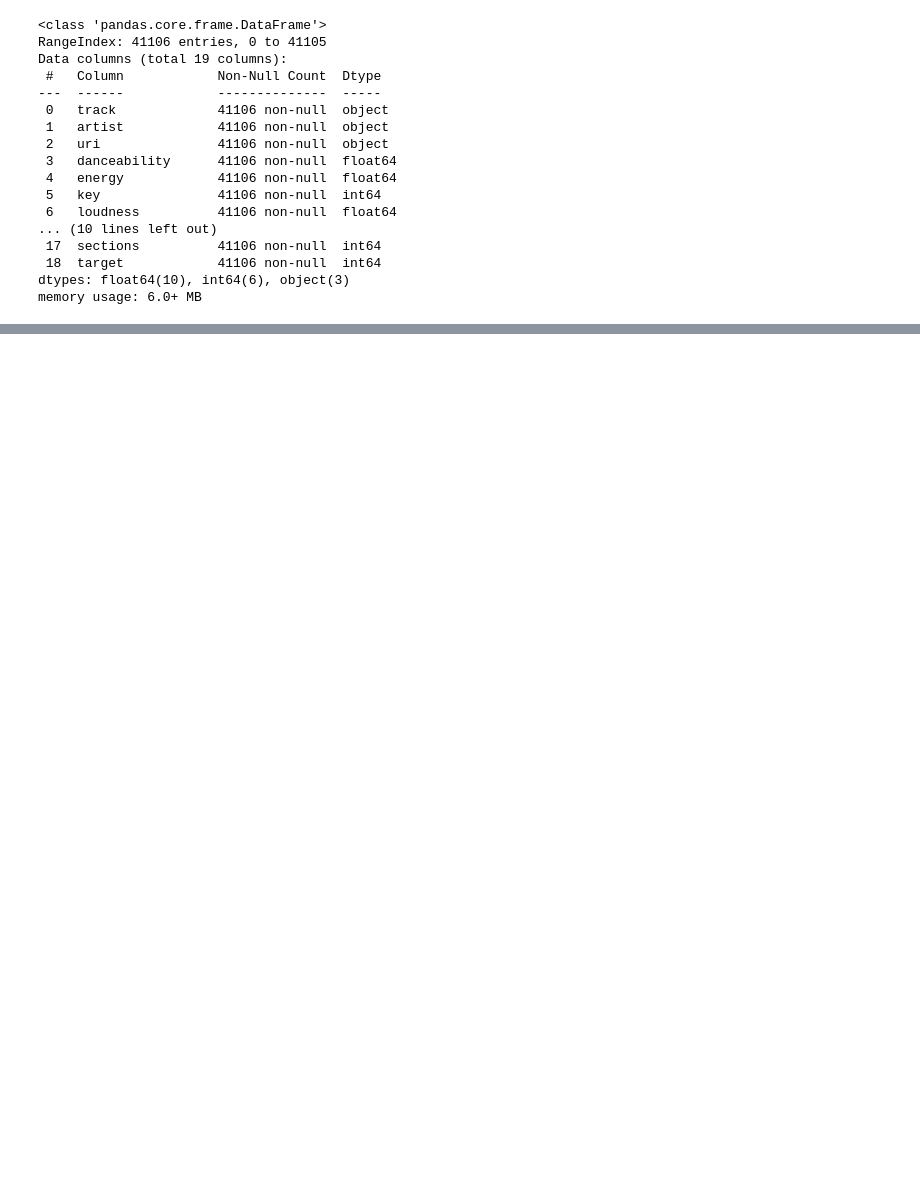
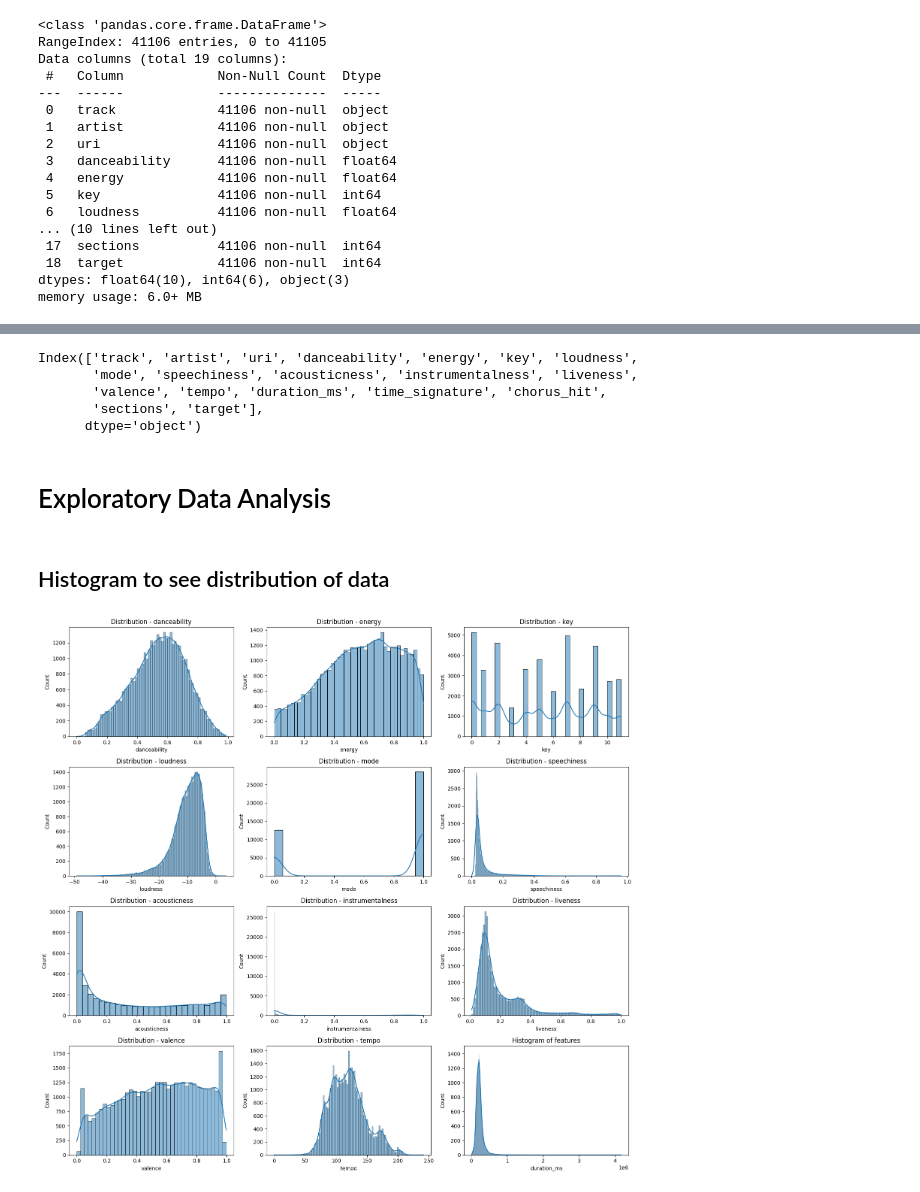
Before and after one commit to rxhxt/Spotify-Hits-Prediction-and-Classification, a Jupyter notebook: final_project.ipynb, the cells around one changed output, grey strips where cells are left out. Drawn from its saved outputs; the diff is of its cells as text; code cells hidden in the pictures; blank space fills up the shorter version.

Commit message:
added visualizations

```diff
--- a/final_project.ipynb
+++ b/final_project.ipynb
@@ -55,0 +66,7 @@ memory usage: 6.0+ MB
+# %%
+for col in main_df.columns:
+    if main_df[col].dtype!="object":
+        print(f"The mean value for {col} is {main_df[col].mean()}")
+        print(f"The median value for {col} is {main_df[col].median()}")
+        print(f"The mode value for {col} is {main_df[col].mode()[0]}")
+        print("-----------------------------------------------------------")
@@ -55,0 +116,6 @@ memory usage: 6.0+ MB
+# %%
+for col in main_df.columns:
+    if main_df[col].dtype!="object":
+        print(f"Range of {col} is {main_df[col].max() - main_df[col].min()}")
+        print(f"Max & Min of {col} is {main_df[col].max()}, {main_df[col].min()}")
+        print("--------------------")
@@ -55,0 +157,27 @@ memory usage: 6.0+ MB
+# %%
+main_df.columns
+# %% [output]
+Index(['track', 'artist', 'uri', 'danceability', 'energy', 'key', 'loudness',
+       'mode', 'speechiness', 'acousticness', 'instrumentalness', 'liveness',
+       'valence', 'tempo', 'duration_ms', 'time_signature', 'chorus_hit',
+       'sections', 'target'],
+      dtype='object')
+# %% [markdown]
+# Exploratory Data Analysis
+# %% [markdown]
+## Histogram to see distribution of data
+# %%
+eda_columns = [['danceability', 'energy', 'key'],['loudness',
+       'mode', 'speechiness'], ['acousticness', 'instrumentalness', 'liveness'],
+       ['valence', 'tempo', 'duration_ms']]
+fig, axs = plt.subplots(4, 3, figsize=(16, 15))
+
+for row in range(4):
+    for col in range(3):
+        sns.histplot(main_df[eda_columns[row][col]], kde=True, ax=axs[row, col])
+        axs[row, col].set_title(f"Distribution - {eda_columns[row][col]}")
+plt.title("Histogram of features")
+plt.tight_layout()
+plt.show()
+# %% [output]
+[figure, added]
```
Also changed, not shown: parts of 13 cells of this notebook.
